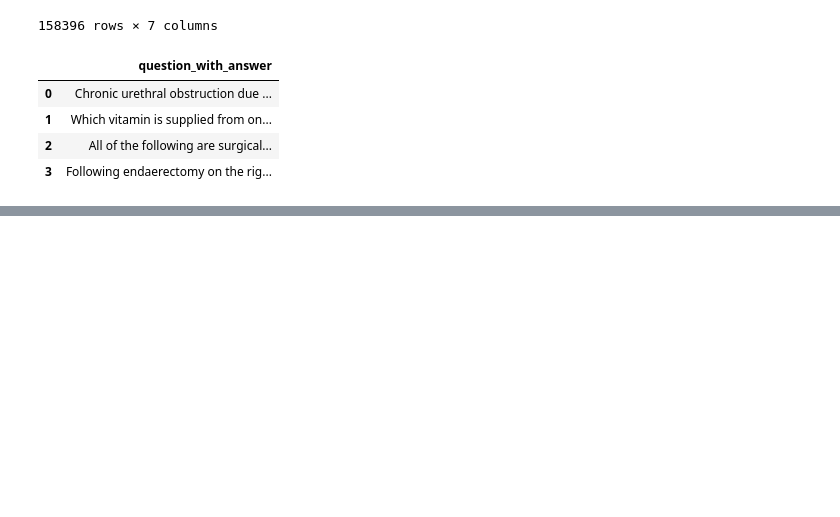
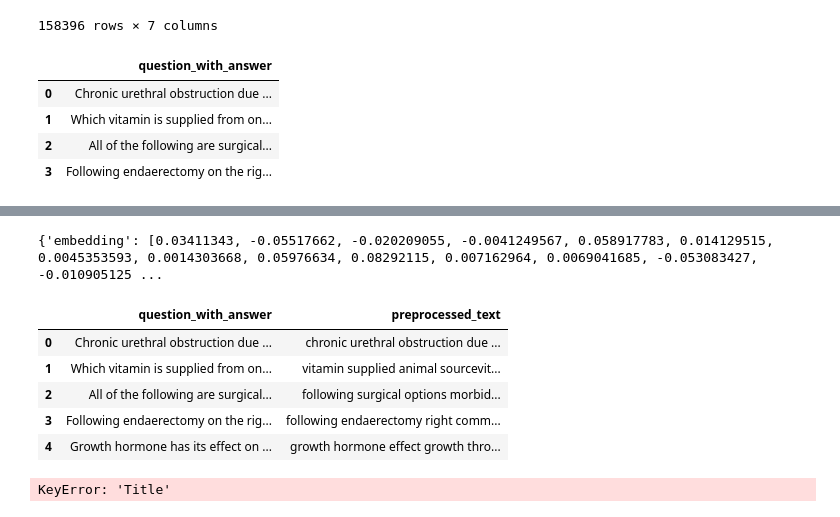
Before and after one commit to sain-Porho-AI/gemini-rag, a Jupyter notebook: geminiembedding.ipynb, the cells around one changed output, grey strips where cells are left out. Cells and saved outputs as stored; diff of their text form; code cells hidden in the pictures; blank space fills up the shorter version.

```diff
--- a/geminiembedding.ipynb
+++ b/geminiembedding.ipynb
@@ -212,0 +218,60 @@ DeadlineExceeded: 504 Deadline Exceeded
+# %%
+title = "The next generation of AI for developers and Google Workspace"
+sample_text = ("Title: The next generation of AI for developers and Google Workspace"
+    "\n"
+    "Full article:\n"
+    "\n"
+    "Gemini API & Google AI Studio: An approachable way to explore and prototype with generative AI applications")
+
+model = 'models/embedding-001'
+embedding = genai.embed_content(model=model,
+                                content=sample_text,
+                                task_type="retrieval_document",
+                                title=title)
+
+print(embedding)
+# %% [output]
+{'embedding': [0.03411343, -0.05517662, -0.020209055, -0.0041249567, 0.058917783, 0.014129515, 0.0045353593, 0.0014303668, 0.05976634, 0.08292115, 0.007162964, 0.0069041685, -0.053083427, -0.010905125 ...
+# %%
+def preprocess_text(text):
+    """
+    Preprocesses text for vector embeddings.
+
+    Args:
+        text: The text to preprocess.
+
+    Returns:
+        The preprocessed text.
+    """
+    lowercase_text = text.lower()  # Lowercase conversion
+
+    # Remove punctuation
+    # You can use a regular expression for more granular control
+    punc_free_text = ''.join(c for c in lowercase_text if c.isalnum() or c.isspace())
+
+    # Stopword removal
+    stop_words = stopwords.words('english')
+    stopword_removed_text = [word for word in punc_free_text.split() if word not in stop_words]
+
+    # Optional: Stemming or Lemmatization
+    # Choose one of the following based on your needs
+    # stemmer = PorterStemmer()
+    # stemmed_text = [stemmer.stem(word) for word in stopword_removed_text]
+
+    # lemmatizer = WordNetLemmatizer()  # Requires NLTK download
+    # lemmatized_text = [lemmatizer.lemmatize(word) for word in stopword_removed_text]
+
+    # You can choose other pre-processing steps like N-gram generation here
+
+    return ' '.join(stopword_removed_text)  # Join preprocessed words
+# %%
+one_column_df['preprocessed_text'] = one_column_df['question_with_answer'].apply(preprocess_text)
+# %%
+one_column_df.head(5)
+# %% [output]
+|  | question_with_answer | preprocessed_text |
+| 0 | Chronic urethral obstruction due ... | chronic urethral obstruction due ... |
+| 1 | Which vitamin is supplied from on... | vitamin supplied animal sourcevit... |
+| 2 | All of the following are surgical... | following surgical options morbid... |
+| 3 | Following endaerectomy on the rig... | following endaerectomy right comm... |
+| 4 | Growth hormone has its effect on ... | growth hormone effect growth thro... |
@@ -212,0 +285,5 @@ DeadlineExceeded: 504 Deadline Exceeded
+# %%
+one_column_df['Embeddings'] = one_column_df.apply(lambda row: embed_fn(row['preprocessed_text']), axis=1)
+df
+# %% [output]
+KeyError: 'Title'
```
Also changed, not shown: parts of 3 cells of this notebook, 1 other file.
